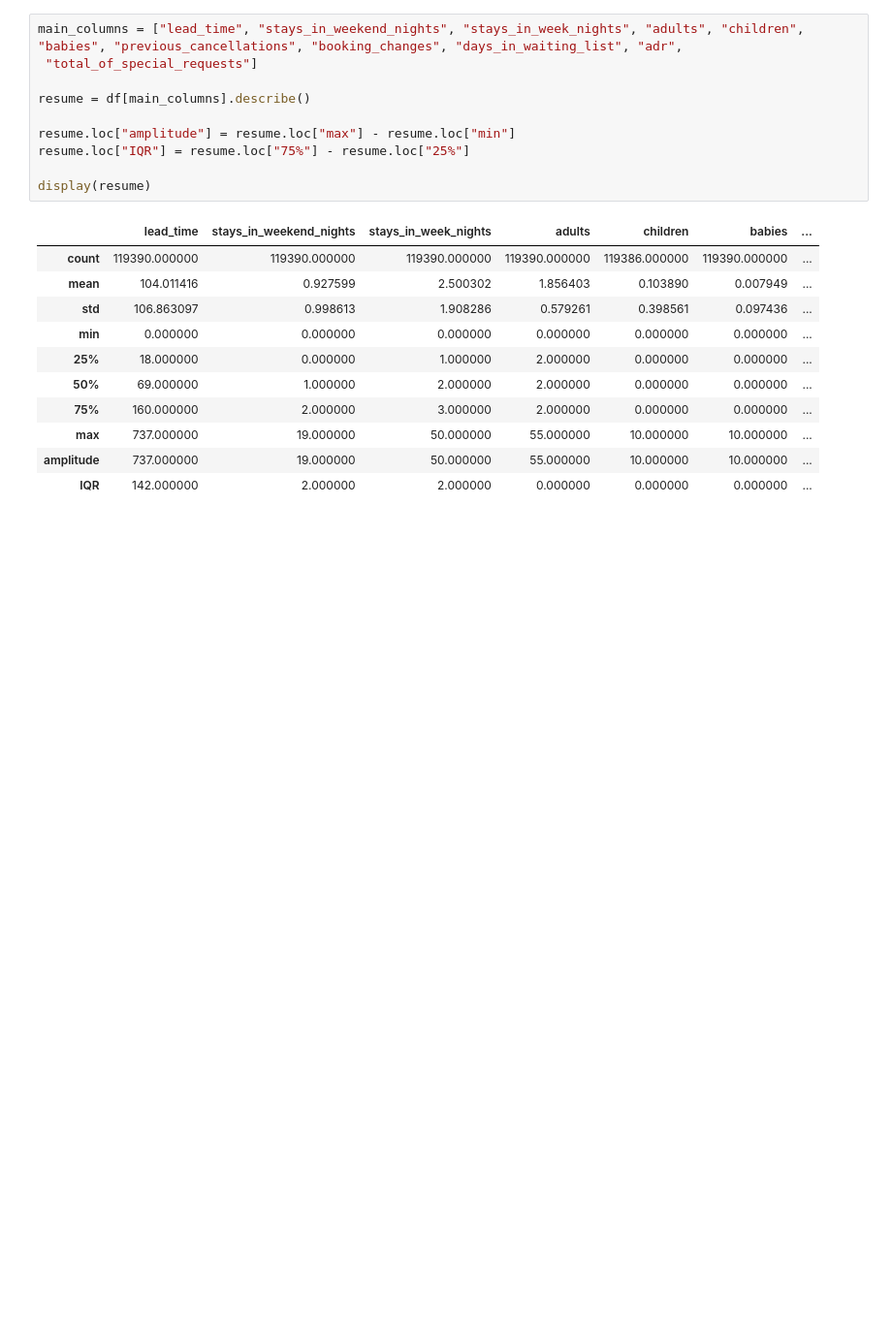
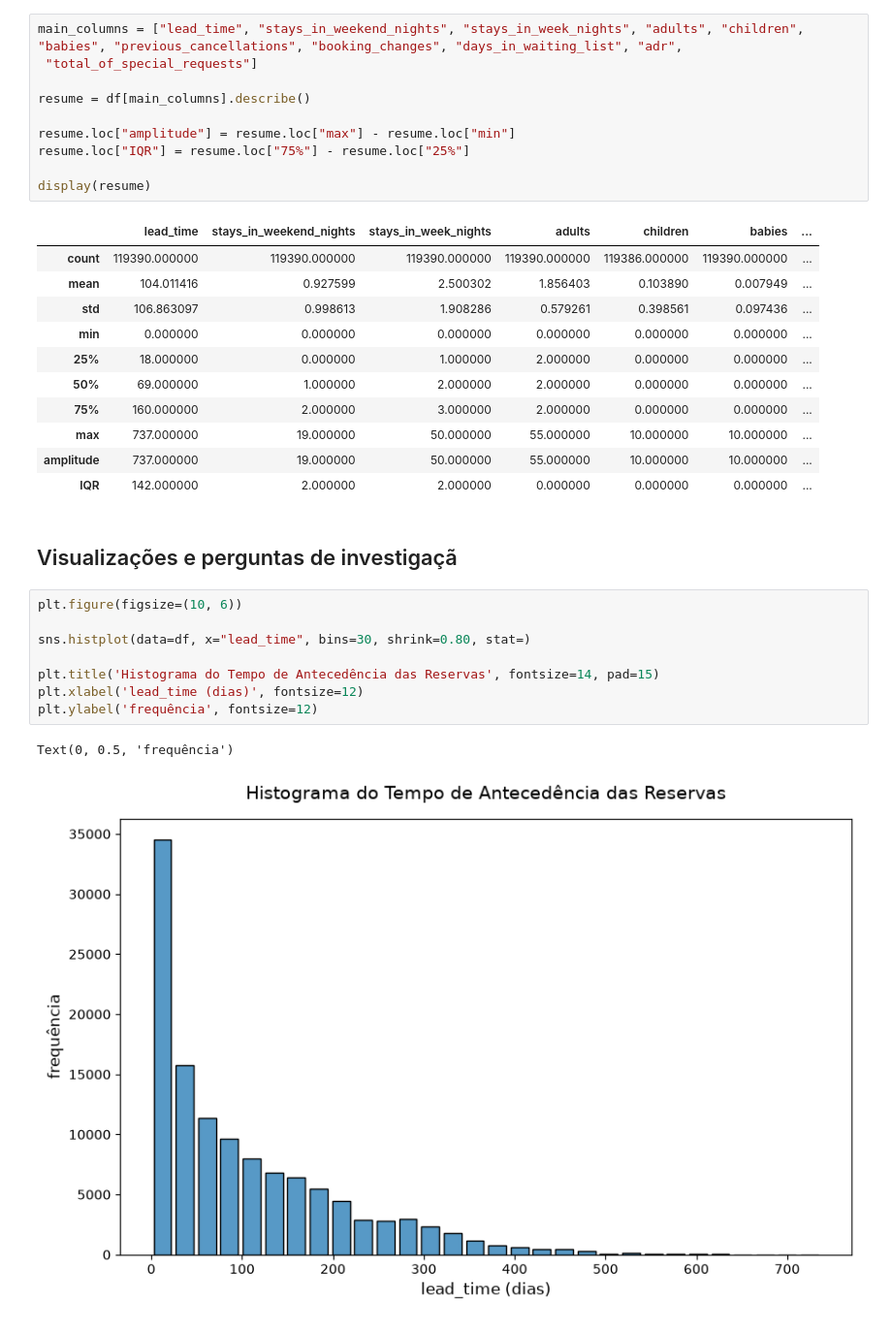
Before and after one commit to RewelliOliveira/data-mine, a Jupyter notebook: exploratory analysis/exame_review.ipynb, the cells around one changed output. Shown at 97% size. Drawn from its saved outputs; the diff is of its cells as text; blank space fills up the shorter version.

Commit message:
plot histogram seaborn

```diff
--- a/exploratory analysis/exame_review.ipynb
+++ b/exploratory analysis/exame_review.ipynb
@@ -134,3 +137,16 @@ display(resume)
 | max | 737.000000 | 19.000000 | 50.000000 | 55.000000 | 10.000000 | 10.000000 | ... |
 | amplitude | 737.000000 | 19.000000 | 50.000000 | 55.000000 | 10.000000 | 10.000000 | ... |
 | IQR | 142.000000 | 2.000000 | 2.000000 | 0.000000 | 0.000000 | 0.000000 | ... |
+# %% [markdown]
+ ## Visualizações e perguntas de investigaçã
+# %%
+plt.figure(figsize=(10, 6))
+
+sns.histplot(data=df, x="lead_time", bins=30, shrink=0.80, stat=)
+
+plt.title('Histograma do Tempo de Antecedência das Reservas', fontsize=14, pad=15)
+plt.xlabel('lead_time (dias)', fontsize=12)
+plt.ylabel('frequência', fontsize=12)
+# %% [output]
+Text(0, 0.5, 'frequência')
+[figure, added]
```
Also changed, not shown: parts of 1 cell of this notebook.
